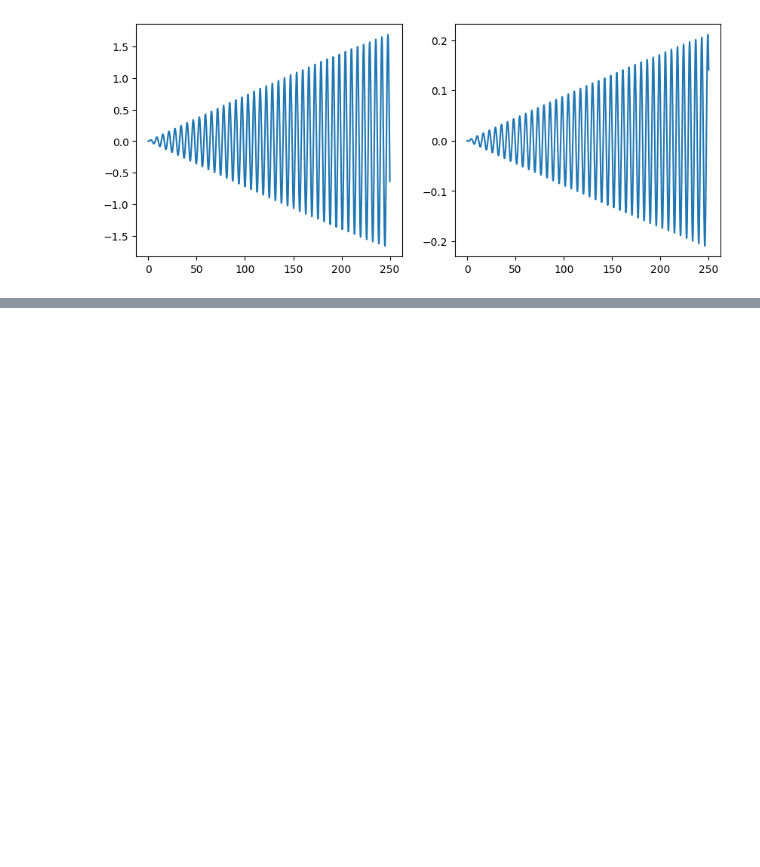
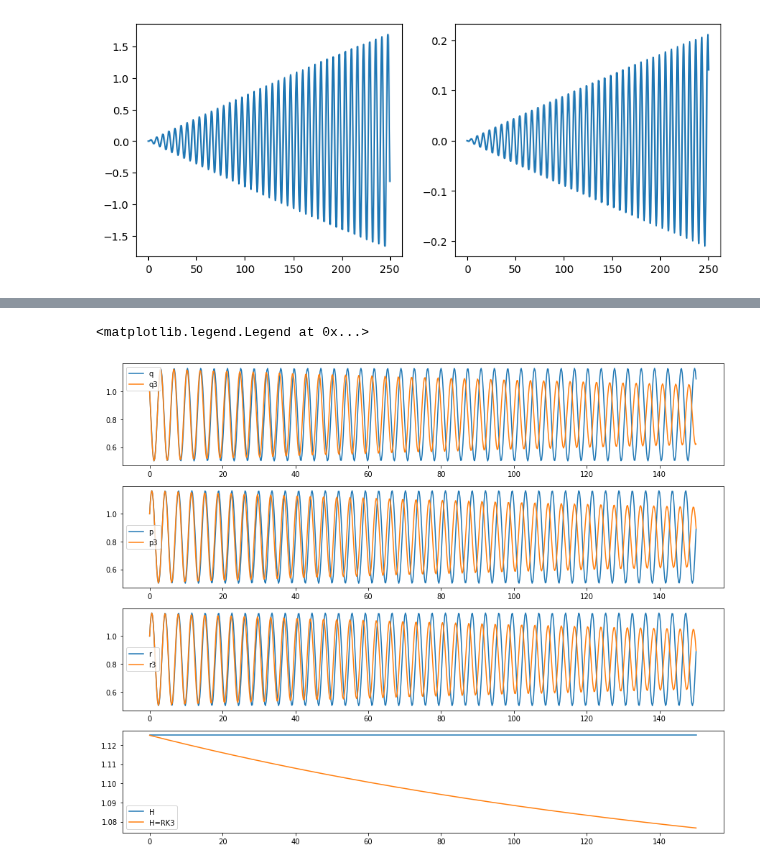
Before and after one commit to ManuelSanchezUribe/ManuelSanchezUribe.github.io, a Jupyter notebook: jupyter/Capitulo 1 Hamiltonianos.ipynb, the cells around one changed output, grey strips where cells are left out. Saved outputs shown, nothing was run; the diff lists cells and outputs as text; code cells hidden in the pictures; blank space fills up the shorter version.

```diff
--- a/jupyter/Capitulo 1 Hamiltonianos.ipynb
+++ b/jupyter/Capitulo 1 Hamiltonianos.ipynb
@@ -372,40 +376,39 @@ ax[1].plot(x, error3)
 # %%
 J = np.array([[0,-1,1],[1,0,-1],[-1,1,0]])
-
-F = lambda x, Y: J.dot(np.array([Y[0],Y[1], Y[2]]))
-dFdy = lambda x, Y: J
+F = lambda x, Y: J.dot(np.array([Y[0],Y[1], Y[2]])); dFdy = lambda x, Y: J
+energy = lambda p,q,r: 0.5*p**2+0.5*q**2+0.5*r**2
 # %%
 Y0 = np.array([1.0,1.0,0.5], dtype=np.float64)
-XM = 100
-h = 0.1
+XM = 150
+h = 0.2
 N = int(XM/h)
 Y, x = implicitmidpoint_multivariate(F, Y0, N, XM, dFdy, x0=0, h=h)
 Y3, x3 = RK3(F, Y0, N, XM)
 # %%
-q = np.asarray(Y)[:,0]
-p = np.asarray(Y)[:,1]
-r = np.asarray(Y)[:,2]
-
-q3 = np.asarray(Y3)[:,0]
-p3 = np.asarray(Y3)[:,1]
-r3 = np.asarray(Y3)[:,2]
+q = np.asarray(Y)[:,0];p = np.asarray(Y)[:,1];r = np.asarray(Y)[:,2]
+q3 = np.asarray(Y3)[:,0];p3 = np.asarray(Y3)[:,1];r3 = np.asarray(Y3)[:,2]
 #energy
-H = []
-H3 = []
+H = [];H3 = []
 for i in range(N+1):
-    H.append(0.5*p[i]**2+0.5*q[i]**2 + 0.5*r[i]**2)
-    H3.append(0.5*p3[i]**2+0.5*q3[i]**2 + 0.5*r3[i]**2)
-fig, ax = plt.subplots(4,1, figsize=(10,12))
+    H.append(energy(p[i],q[i],r[i]))
+    H3.append(energy(p3[i],q3[i],r3[i]))
+fig, ax = plt.subplots(4,1, figsize=(15,12))
 ax[0].plot(x,q, label='q')
 ax[1].plot(x,p, label='p')
 ax[2].plot(x,p, label='r')
+ax[0].plot(x,q3, label='q3')
+ax[1].plot(x,p3, label='p3')
+ax[2].plot(x,p3, label='r3')
 ax[3].plot(x,H, label='H')
 ax[3].plot(x3,H3, label='H=RK3')
 #q3 = np.asarray(Y3)[:,0]
 #p3 = np.asarray(Y3)[:,1]
 #ax[0,1].plot(x3,q3, label='q')
 #ax[0,1].plot(x3,p3, label='p')
 ax[0].legend()
 ax[1].legend()
 ax[2].legend()
 ax[3].legend()
+# %% [output]
+<matplotlib.legend.Legend at 0x...>
+[figure, added]
```
Also changed, not shown: parts of 6 cells of this notebook, 4 other files.
